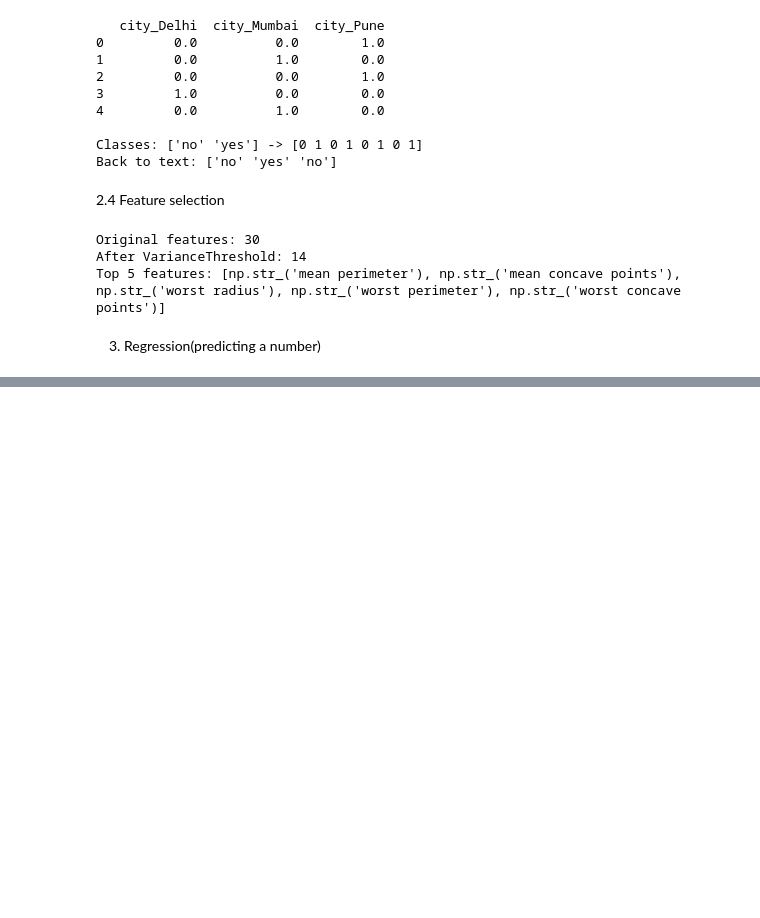
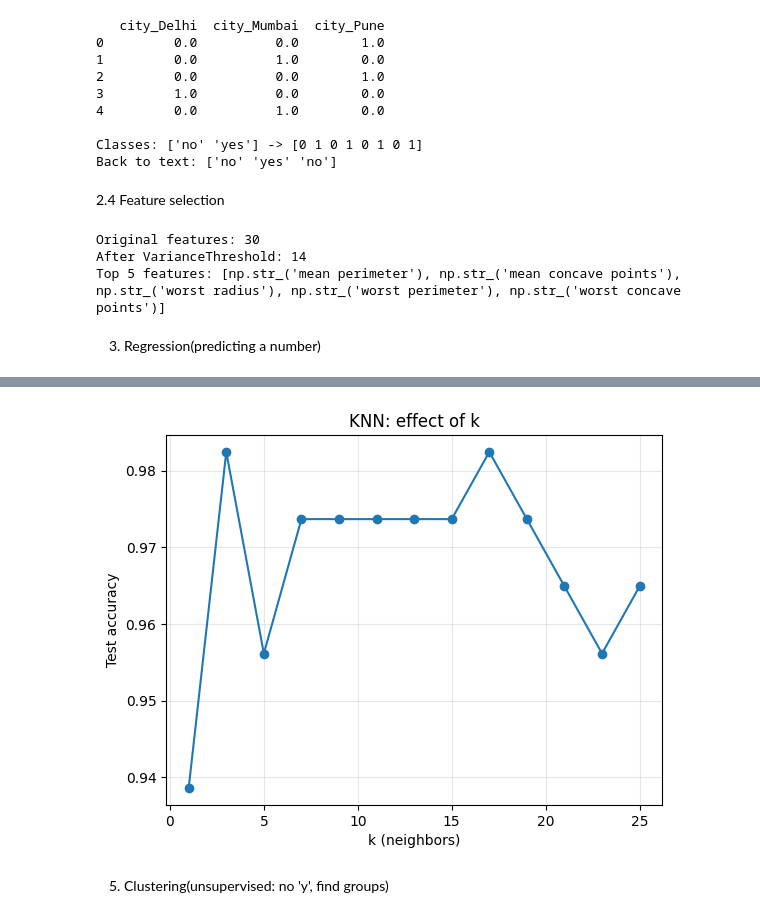
Before and after one commit to MoghalPathan/Scikit-learn, a Jupyter notebook: scikit-learn.ipynb, the cells around one changed output, grey strips where cells are left out. Cells and saved outputs as stored; diff of their text form; code cells hidden in the pictures; blank space fills up the shorter version.

```diff
--- a/scikit-learn.ipynb
+++ b/scikit-learn.ipynb
@@ -227,0 +353,15 @@ xd_tr, xd_te, yd_tr, yd_te = train_test_split(xd, yd, test_size=0.2, random_stat
+# %%
+# KNN: how does the choice of k change accuracy?
+ks = range(1, 26, 2)
+accs = [KNeighborsClassifier(n_neighbors=k).fit(xtr_s, ytr).score(xte_s, yte) for k in ks]
+
+plt.plot(list(ks), accs, marker="o")
+plt.xlabel("k (neighbors)")
+plt.ylabel("Test accuracy")
+plt.title("KNN: effect of k")
+plt.grid(alpha=0.3)
+plt.show()
+# %% [output]
+[figure, added]
+# %% [markdown]
+5. Clustering(unsupervised: no 'y', find groups)
```
Also changed, not shown: parts of 7 cells of this notebook.
